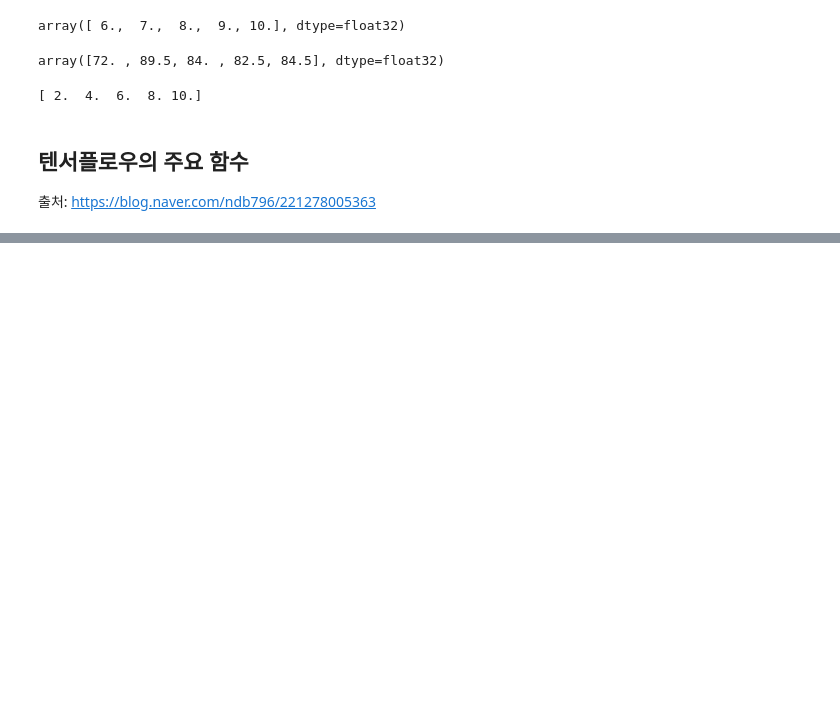
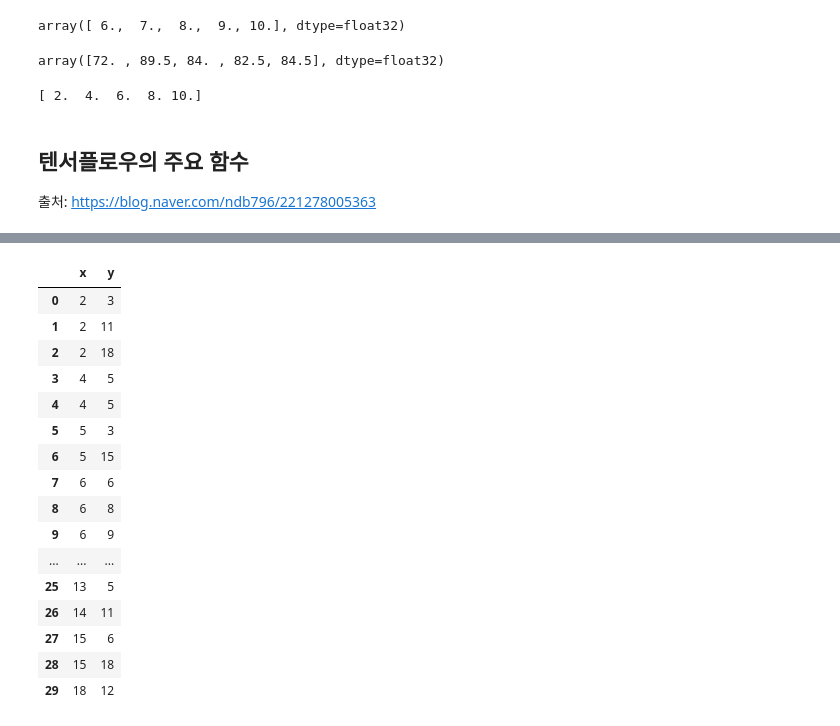
Before and after one commit to jgumin/jupyter-notebook, a Jupyter notebook: snippet/tensorflow-tutorial.ipynb, the cells around one changed output, grey strips where cells are left out. Cells and saved outputs as stored; diff of their text form; code cells hidden in the pictures; blank space fills up the shorter version.

```diff
--- a/snippet/tensorflow-tutorial.ipynb
+++ b/snippet/tensorflow-tutorial.ipynb
@@ -210,0 +206,60 @@ print(result)
+# %%
+from sklearn.cluster import KMeans
+import numpy as np
+import pandas as pd
+import seaborn as sb
+import matplotlib.pyplot as plt
+%matplotlib inline
+
+df = pd.DataFrame(columns=['x','y'])
+# %%
+df.loc[0] = [2,3]
+df.loc[1] = [2,11]
+df.loc[2] = [2,18]
+df.loc[3] = [4,5]
+df.loc[4] = [4,5]
+df.loc[5] = [5,3]
+df.loc[6] = [5,15]
+df.loc[7] = [6,6]
+df.loc[8] = [6,8]
+df.loc[9] = [6,9]
+df.loc[10] = [7,2]
+df.loc[11] = [7,4]
+df.loc[12] = [7,5]
+df.loc[13] = [7,17]
+df.loc[14] = [7,18]
+df.loc[15] = [8,5]
+df.loc[16] = [8,4]
+df.loc[17] = [9,10]
+df.loc[18] = [9,11]
+df.loc[19] = [9,15]
+df.loc[20] = [9,19]
+df.loc[21] = [10,5]
+df.loc[22] = [10,8]
+df.loc[23] = [10,18]
+df.loc[24] = [12,6]
+df.loc[25] = [13,5]
+df.loc[26] = [14,11]
+df.loc[27] = [15,6]
+df.loc[28] = [15,18]
+df.loc[29] = [18,12]
+# %%
+df
+# %% [output]
+|  | x | y |
+| 0 | 2 | 3 |
+| 1 | 2 | 11 |
+| 2 | 2 | 18 |
+| 3 | 4 | 5 |
+| 4 | 4 | 5 |
+| 5 | 5 | 3 |
+| 6 | 5 | 15 |
+| 7 | 6 | 6 |
+| 8 | 6 | 8 |
+| 9 | 6 | 9 |
+| ... | ... | ... |
+| 25 | 13 | 5 |
+| 26 | 14 | 11 |
+| 27 | 15 | 6 |
+| 28 | 15 | 18 |
+| 29 | 18 | 12 |
```
Also changed, not shown: parts of 5 cells of this notebook.
